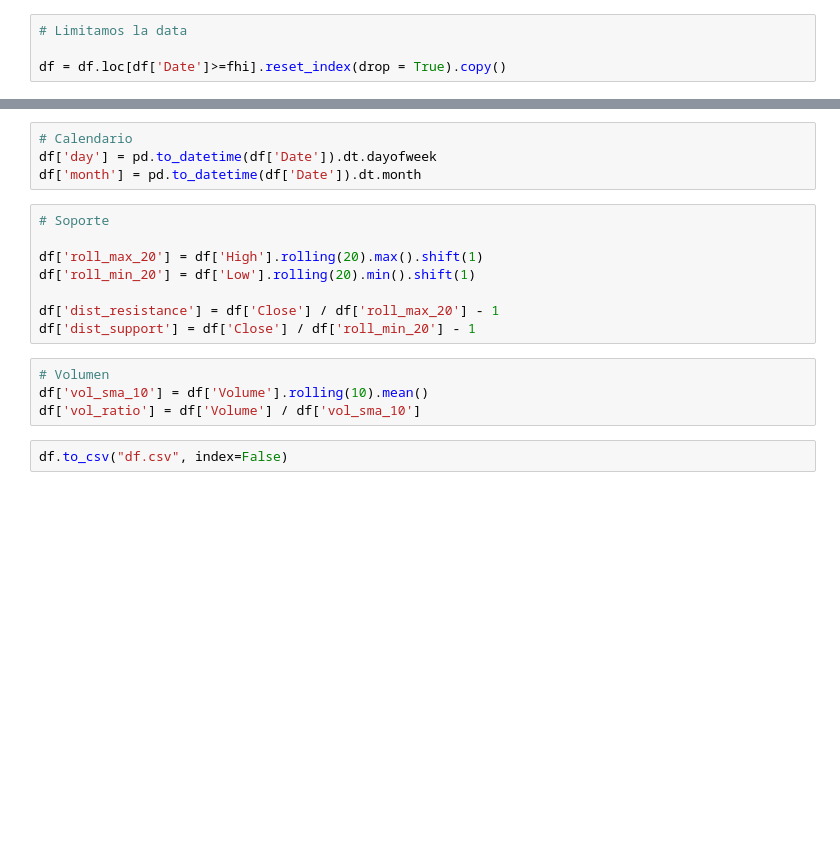
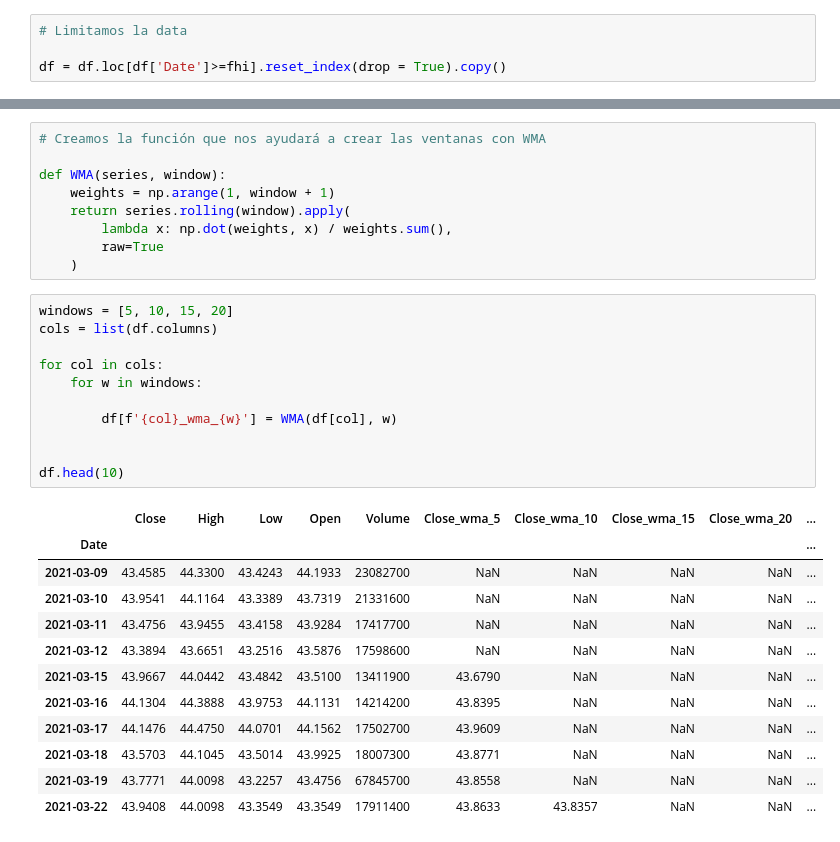
Before and after one commit to AlephZayas/Time-Series-Sliding-Windows, a Jupyter notebook: Notebooks/01_Feature_EngineeringTimeSeriesForecasting.ipynb, the cells around one changed output, grey strips where cells are left out. Drawn from its saved outputs; the diff is of its cells as text; blank space fills up the shorter version.

```diff
--- a/Notebooks/01_Feature_EngineeringTimeSeriesForecasting.ipynb
+++ b/Notebooks/01_Feature_EngineeringTimeSeriesForecasting.ipynb
@@ -218,18 +226,33 @@ df['macd_hist'] = df['macd'] - df['macd_signal']
-# %%
-# Calendario
-df['day'] = pd.to_datetime(df['Date']).dt.dayofweek
-df['month'] = pd.to_datetime(df['Date']).dt.month
-# %%
-# Soporte
-
-df['roll_max_20'] = df['High'].rolling(20).max().shift(1)
-df['roll_min_20'] = df['Low'].rolling(20).min().shift(1)
-
-df['dist_resistance'] = df['Close'] / df['roll_max_20'] - 1
-df['dist_support'] = df['Close'] / df['roll_min_20'] - 1
-# %%
-# Volumen
-df['vol_sma_10'] = df['Volume'].rolling(10).mean()
-df['vol_ratio'] = df['Volume'] / df['vol_sma_10']
-# %%
-df.to_csv("df.csv", index=False)
+# %%
+# Creamos la función que nos ayudará a crear las ventanas con WMA
+
+def WMA(series, window):
+    weights = np.arange(1, window + 1)
+    return series.rolling(window).apply(
+        lambda x: np.dot(weights, x) / weights.sum(),
+        raw=True
+    )
+# %%
+windows = [5, 10, 15, 20]
+cols = list(df.columns)
+
+for col in cols:
+    for w in windows:
+
+        df[f'{col}_wma_{w}'] = WMA(df[col], w)
+
+
+df.head(10)
+# %% [output]
+|  | Close | High | Low | Open | Volume | Close_wma_5 | Close_wma_10 | Close_wma_15 | Close_wma_20 | ... |
+| Date |  |  |  |  |  |  |  |  |  | ... |
+| 2021-03-09 | 43.4585 | 44.3300 | 43.4243 | 44.1933 | 23082700 | NaN | NaN | NaN | NaN | ... |
+| 2021-03-10 | 43.9541 | 44.1164 | 43.3389 | 43.7319 | 21331600 | NaN | NaN | NaN | NaN | ... |
+| 2021-03-11 | 43.4756 | 43.9455 | 43.4158 | 43.9284 | 17417700 | NaN | NaN | NaN | NaN | ... |
+| 2021-03-12 | 43.3894 | 43.6651 | 43.2516 | 43.5876 | 17598600 | NaN | NaN | NaN | NaN | ... |
+| 2021-03-15 | 43.9667 | 44.0442 | 43.4842 | 43.5100 | 13411900 | 43.6790 | NaN | NaN | NaN | ... |
+| 2021-03-16 | 44.1304 | 44.3888 | 43.9753 | 44.1131 | 14214200 | 43.8395 | NaN | NaN | NaN | ... |
+| 2021-03-17 | 44.1476 | 44.4750 | 44.0701 | 44.1562 | 17502700 | 43.9609 | NaN | NaN | NaN | ... |
+| 2021-03-18 | 43.5703 | 44.1045 | 43.5014 | 43.9925 | 18007300 | 43.8771 | NaN | NaN | NaN | ... |
+| 2021-03-19 | 43.7771 | 44.0098 | 43.2257 | 43.4756 | 67845700 | 43.8558 | NaN | NaN | NaN | ... |
+| 2021-03-22 | 43.9408 | 44.0098 | 43.3549 | 43.3549 | 17911400 | 43.8633 | 43.8357 | NaN | NaN | ... |
```
Also changed, not shown: parts of 49 cells of this notebook, 1 other file.
